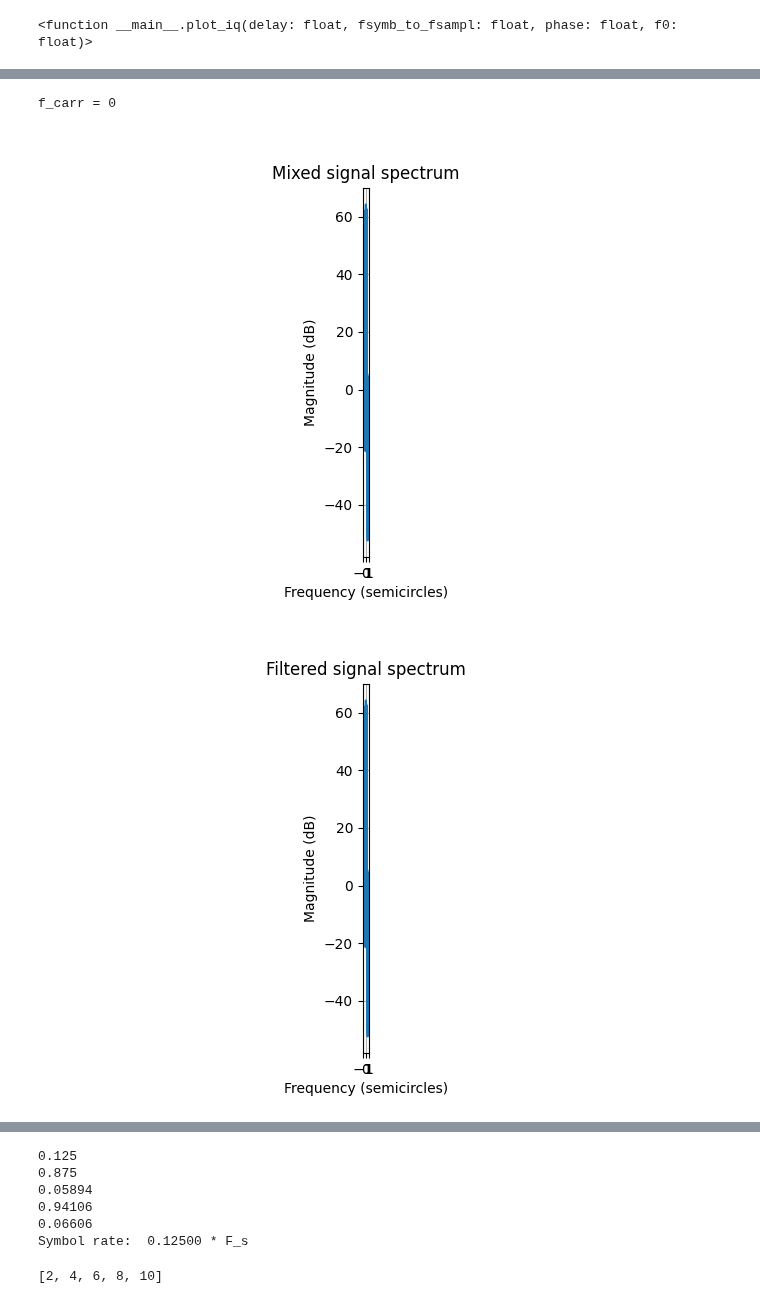
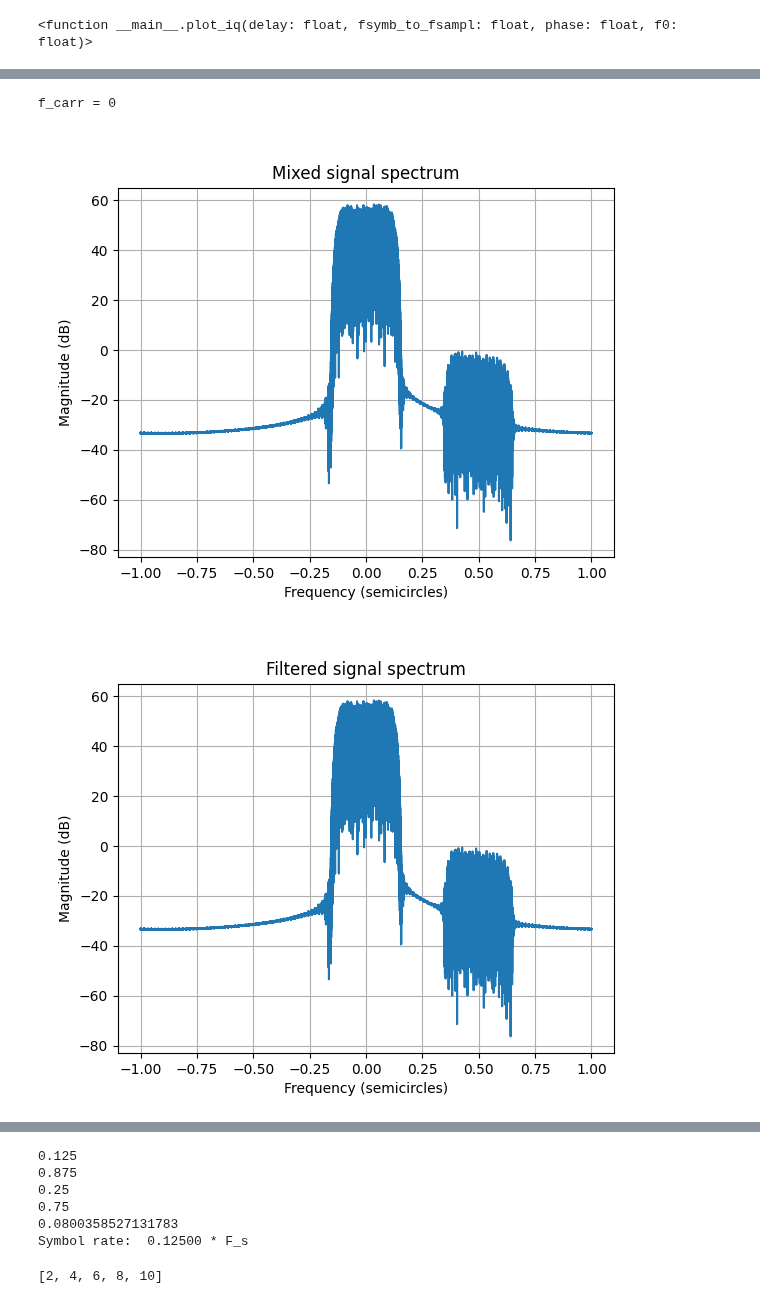
Before and after one commit to incredibleSaint/signal_processing, a Jupyter notebook: qpsk_visualization.ipynb, the cells around one changed output, grey strips where cells are left out. Saved outputs shown, nothing was run; the diff lists cells and outputs as text; code cells hidden in the pictures.

```diff
--- a/qpsk_visualization.ipynb
+++ b/qpsk_visualization.ipynb
@@ -552,16 +555,17 @@ def make_cmplx_sig(iq_data):
 #file_path = "/home/xy/Documents/samples.pcm"
 file_path = "/home/xy/cuda_filt_sig_int16.pcm" #Documents/linkstar_625kbaud_fs_1250kHz.pcm"
 file_path = "qpsk_rc_int16_1_sig.bin"
-file_path = "qpsk_rrc_int16_after_py_rrc_fl32.bin"
+#file_path = "qpsk_rrc_int16_after_py_rrc_fl32.bin"
 # file_path = "qpsk_rrc_float.bin"
 file_path = "/home/incredible/Projects/gpu/GPU_Overlap-and-save_convolution/GPU_OLS_C2C_sharedmemory/conv_signal.dat"
-#file_path = "qpsk_rrc_after_py_rrc_fl64.bin"
+file_path = "qpsk_rrc_after_py_rrc_fl32.bin"
+#file_path = "qpsk_rrc_float32.bin"
 
 data_type = 'float32'
 figure_counter = 0
 source_samples = read_float_by_unpack_delimeter(file_path, data_type, 0, 0, '')
 source_signal = make_cmplx_sig(source_samples)
-print(source_signal[:30])
+print(source_signal[1031990:1031999])
 #source_signal_full = read_signal(file_path, 'h', 20000)
 plot_spectrum(source_signal, 0)
 # %% [output]
@@ -594,9 +603,9 @@ array([[-34.05102662],
 #source_signal = source_signal_full[int(2.0e7):int(2.1e7):]
 #source_signal = source_signal_full[:1000]#int(2.0e7 + 303500):int(2.0e7 + 304000):]
 
-MAX_SIG_LEN = 250000
-if len(source_signal) > MAX_SIG_LEN:
-    source_signal = np.resize(source_signal, (MAX_SIG_LEN,))
+#MAX_SIG_LEN = 250000
+#if len(source_signal) > MAX_SIG_LEN:
+#    source_signal = np.resize(source_signal, (MAX_SIG_LEN,))
 plot_spectrum(source_signal, 31, "Source signal spectrum")
 
 # 2: Mixing signal
@@ -642,3 +651,3 @@ print("Symbol rate: ", "{0:0.5f}".format(symbol_rate), "* F_s")
 f_carr = 0
-[figure, old version]
+[figure, new version]
-[figure, old version]
+[figure, new version]
@@ -646,8 +655,8 @@ f_carr = 0
 0.125
 0.875
-0.05894
-0.94106
-0.06606
+0.25
+0.75
+0.0800358527131783
 Symbol rate:  0.12500 * F_s
 # %%
 numbers = [1, 2, 3, 4, 5, 6, 7, 8, 9, 10]
```
Also changed, not shown: parts of 14 cells of this notebook, 3 other files.
